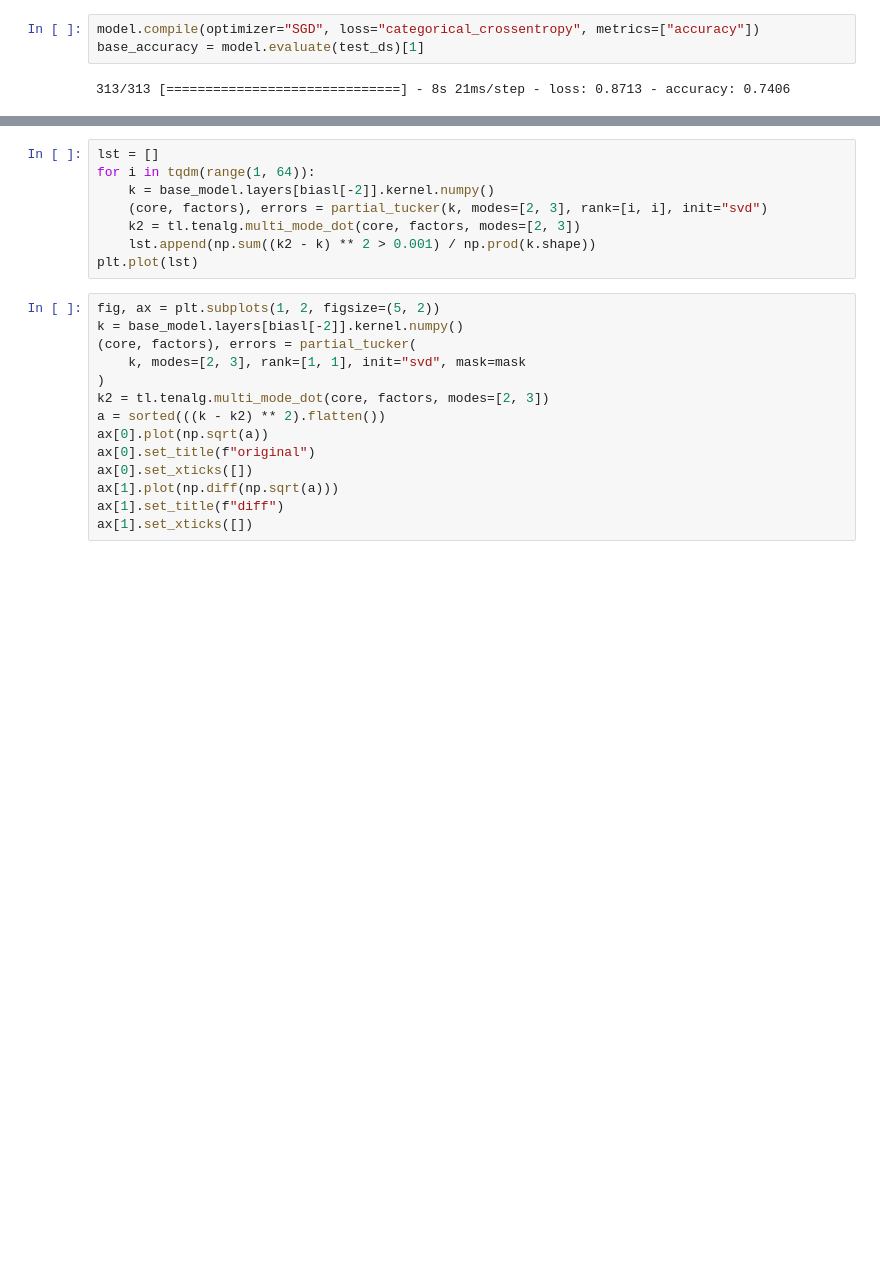
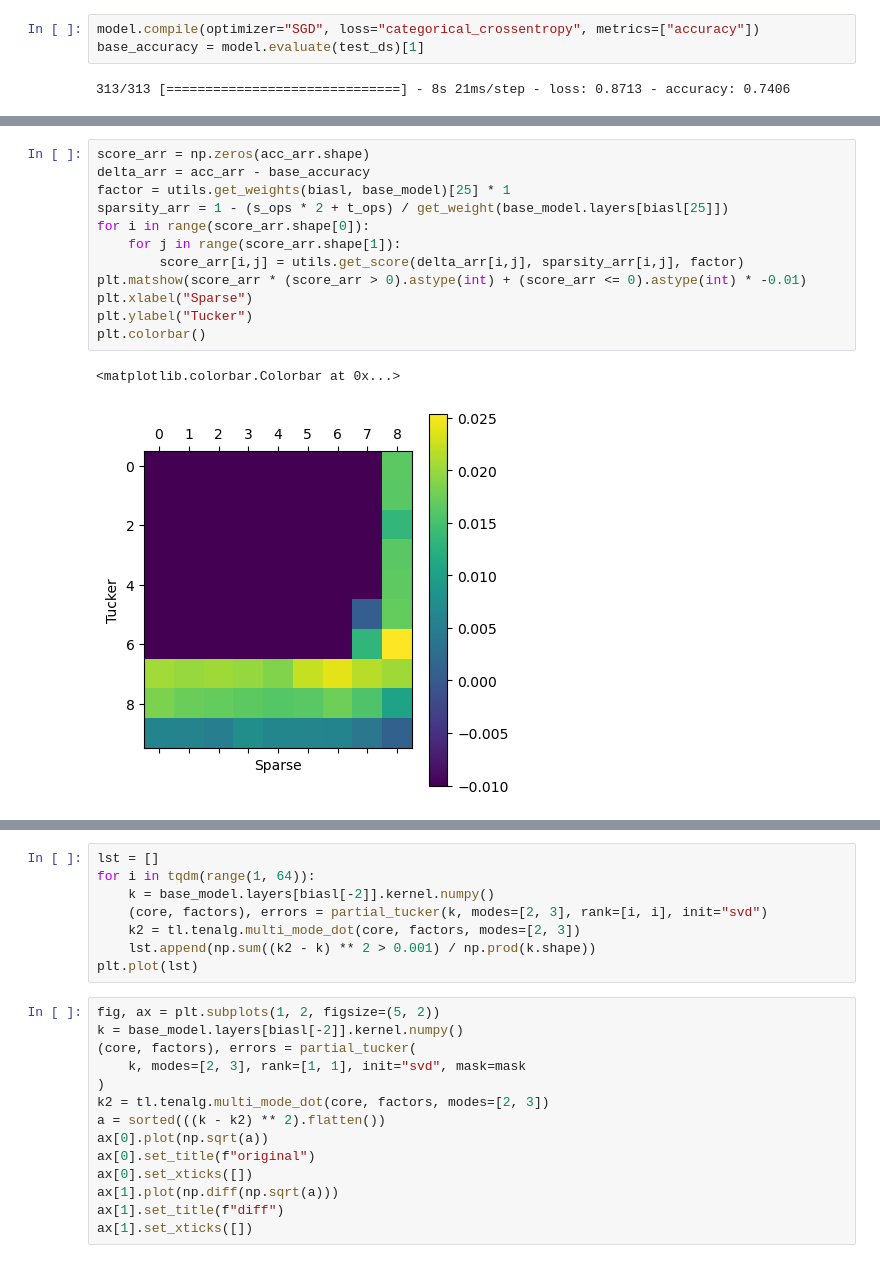
Before and after one commit to michaelpoluektov/tf-hybrid-pruning, a Jupyter notebook: cifar/Test.ipynb, the cells around one changed output, grey strips where cells are left out. Cells and saved outputs as stored; diff of their text form; blank space fills up the shorter version.

```diff
--- a/cifar/Test.ipynb
+++ b/cifar/Test.ipynb
@@ -97,0 +287,15 @@ core.shape=(1, 1, 4, 2048), o.shape=(512, 4)
+# %%
+score_arr = np.zeros(acc_arr.shape)
+delta_arr = acc_arr - base_accuracy
+factor = utils.get_weights(biasl, base_model)[25] * 1
+sparsity_arr = 1 - (s_ops * 2 + t_ops) / get_weight(base_model.layers[biasl[25]])
+for i in range(score_arr.shape[0]):
+    for j in range(score_arr.shape[1]):
+        score_arr[i,j] = utils.get_score(delta_arr[i,j], sparsity_arr[i,j], factor)
+plt.matshow(score_arr * (score_arr > 0).astype(int) + (score_arr <= 0).astype(int) * -0.01)
+plt.xlabel("Sparse")
+plt.ylabel("Tucker")
+plt.colorbar()
+# %% [output]
+<matplotlib.colorbar.Colorbar at 0x...>
+[figure, added]
```
Also changed, not shown: parts of 24 cells of this notebook, 17 other files.
